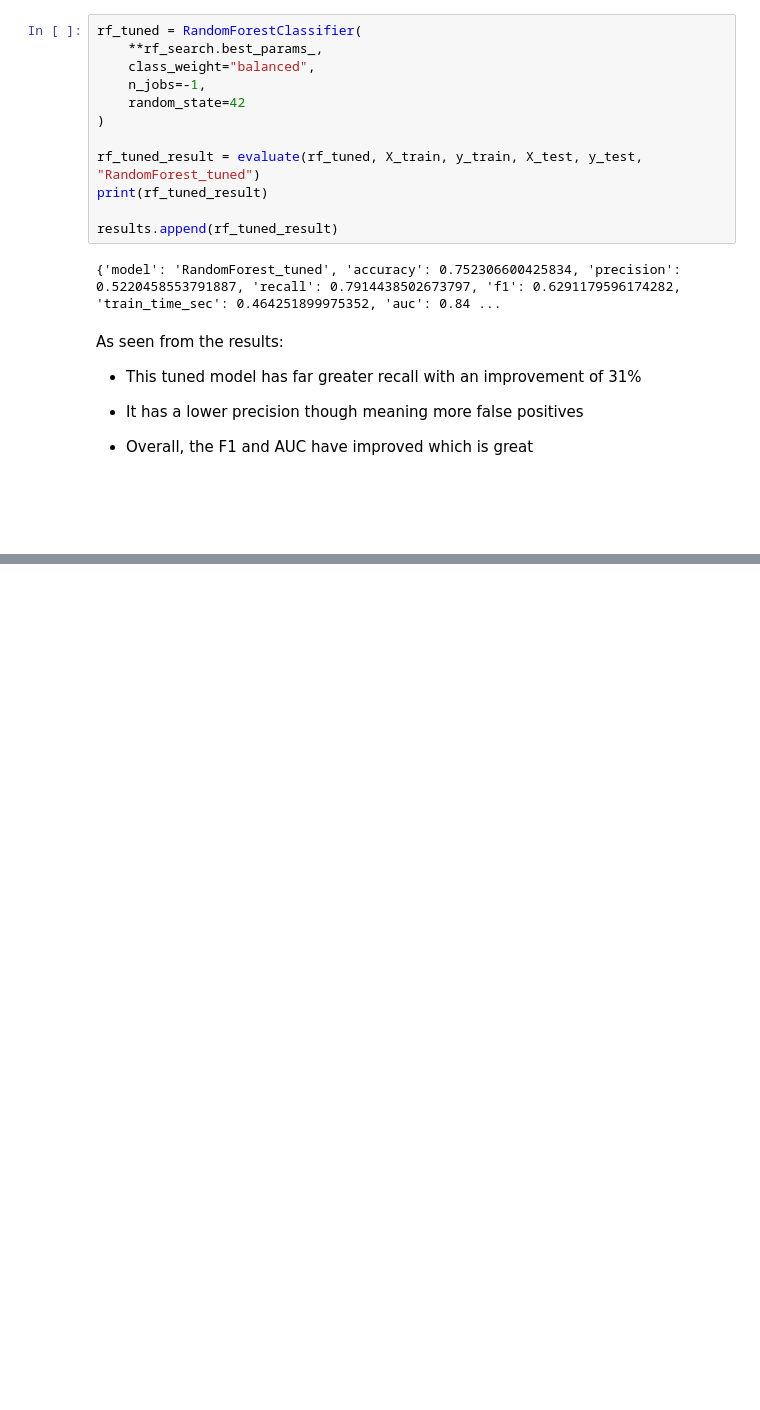
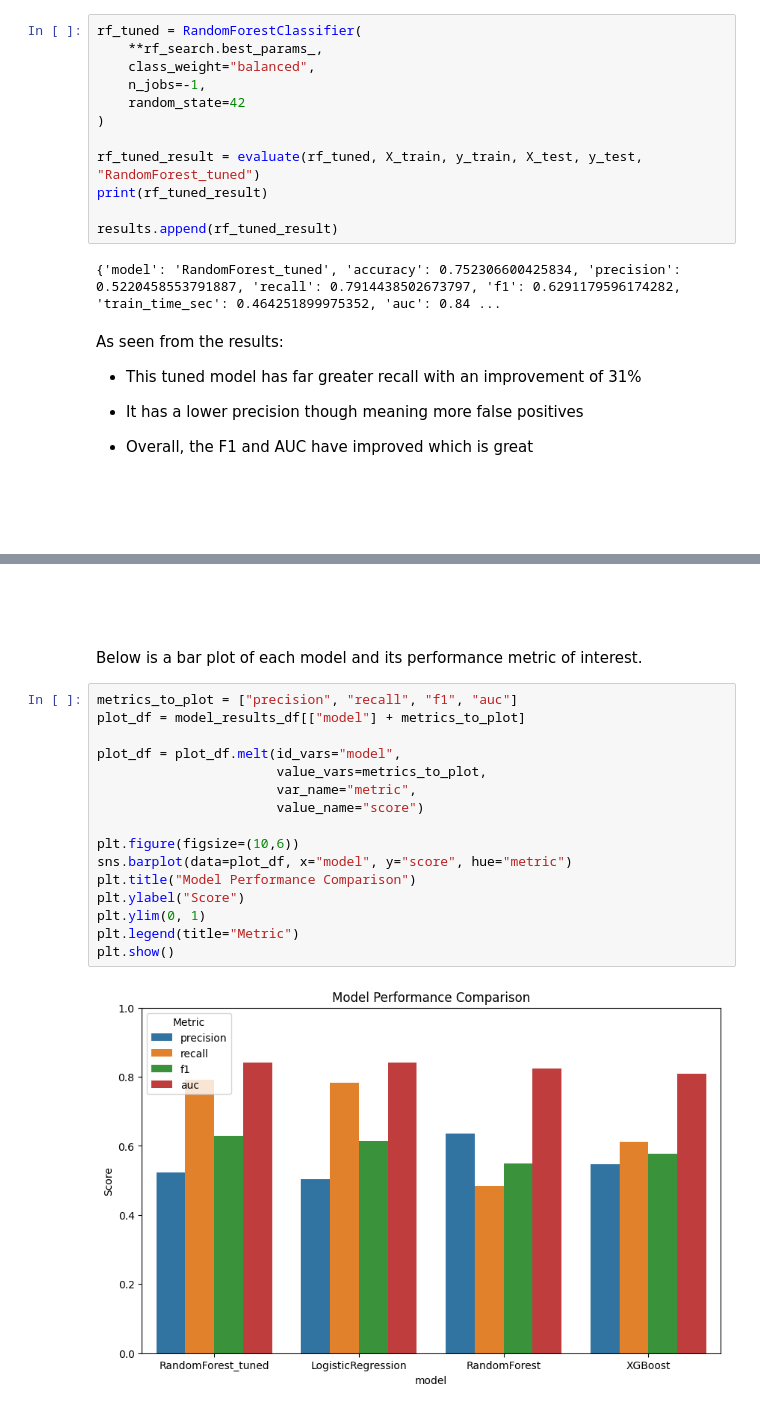
Before and after one commit to JuanSeguraA/customer-churn-prediction, a Jupyter notebook: churn_prediction.ipynb, the cells around one changed output, grey strips where cells are left out. Cells and saved outputs as stored; diff of their text form; blank space fills up the shorter version.

```diff
--- a/churn_prediction.ipynb
+++ b/churn_prediction.ipynb
@@ -502,0 +541,23 @@ pd.DataFrame(results).sort_values("auc", ascending=False)
+# %% [markdown]
+<br>
+<br>
+<br>
+Below is a bar plot of each model and its performance metric of interest.
+# %%
+metrics_to_plot = ["precision", "recall", "f1", "auc"]
+plot_df = model_results_df[["model"] + metrics_to_plot]
+
+plot_df = plot_df.melt(id_vars="model",
+                       value_vars=metrics_to_plot,
+                       var_name="metric",
+                       value_name="score")
+
+plt.figure(figsize=(10,6))
+sns.barplot(data=plot_df, x="model", y="score", hue="metric")
+plt.title("Model Performance Comparison")
+plt.ylabel("Score")
+plt.ylim(0, 1)
+plt.legend(title="Metric")
+plt.show()
+# %% [output]
+[figure, added]
```
Also changed, not shown: parts of 8 cells of this notebook.
